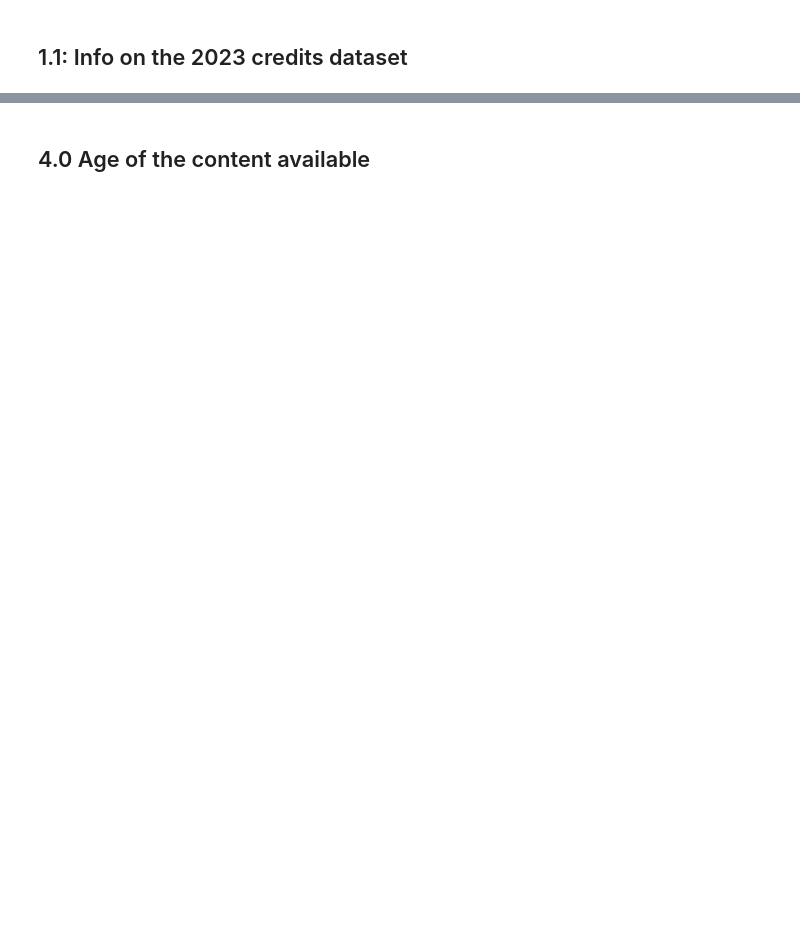
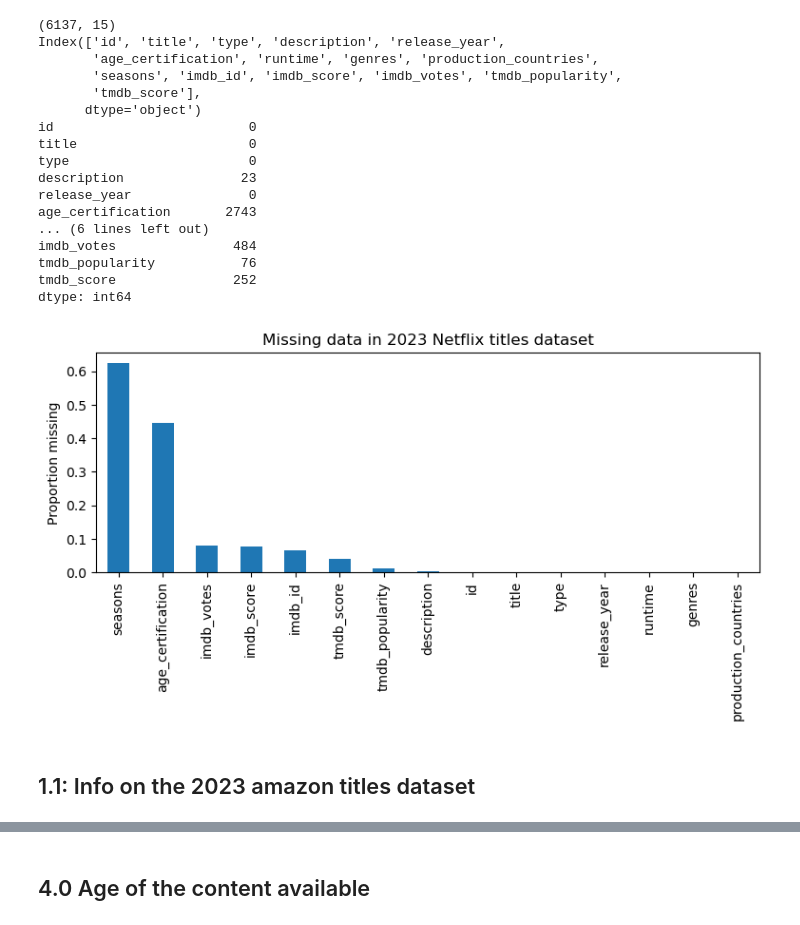
Before and after one commit to DianaAleks/streaming-services-enshittification-study, a Jupyter notebook: analysis_2023.ipynb, the cells around one changed output, grey strips where cells are left out. Cells and saved outputs as stored; diff of their text form; code cells hidden in the pictures; blank space fills up the shorter version.

```diff
--- a/analysis_2023.ipynb
+++ b/analysis_2023.ipynb
@@ -8,6 +8,9 @@ import matplotlib.pyplot as plt
 import seaborn as sns
 import ast
 
-titles = pd.read_csv("content_libraries/amazon_2023/amazon_titles_2023.csv")
-credits = pd.read_csv("content_libraries/amazon_2023/amazon_credits_2023.csv")
+netflix = pd.read_csv("content_libraries/netflix_2023/netflix_titles_2023.csv")
+amazon = pd.read_csv("content_libraries/amazon_2023/amazon_titles_2023.csv")
+
+netflix_credits = pd.read_csv("content_libraries/netflix_2023/netflix_credits_2023.csv")
+amazon_credits = pd.read_csv("content_libraries/amazon_2023/amazon_credits_2023.csv")
 # %% [markdown]
@@ -19,15 +49,34 @@ titles.describe()
 # %%
 # how many null values?
-print(titles.shape)
-print(titles.columns)
-print(titles.isna().sum())
+print(netflix.shape)
+print(netflix.columns)
+print(netflix.isna().sum())
 
-missing_titles = titles.isnull().mean().sort_values(ascending=False)
+missing_netflix = netflix.isnull().mean().sort_values(ascending=False)
 
-missing_titles.plot(kind="bar", figsize=(9,3))
+missing_netflix.plot(kind="bar", figsize=(9,3))
 plt.ylabel("Proportion missing")
-plt.title("Missing data in 2023 titles dataset")
+plt.title("Missing data in 2023 Netflix titles dataset")
 plt.show()
+# %% [output]
+(6137, 15)
+Index(['id', 'title', 'type', 'description', 'release_year',
+       'age_certification', 'runtime', 'genres', 'production_countries',
+       'seasons', 'imdb_id', 'imdb_score', 'imdb_votes', 'tmdb_popularity',
+       'tmdb_score'],
+      dtype='object')
+id                         0
+title                      0
+type                       0
+description               23
+release_year               0
+age_certification       2743
+... (6 lines left out)
+imdb_votes               484
+tmdb_popularity           76
+tmdb_score               252
+dtype: int64
+[figure, added]
 # %% [markdown]
-## 1.1: Info on the 2023 credits dataset
+## 1.1: Info on the 2023 amazon titles dataset
 # %%
```
Also changed, not shown: parts of 54 cells of this notebook, 1 other file.
